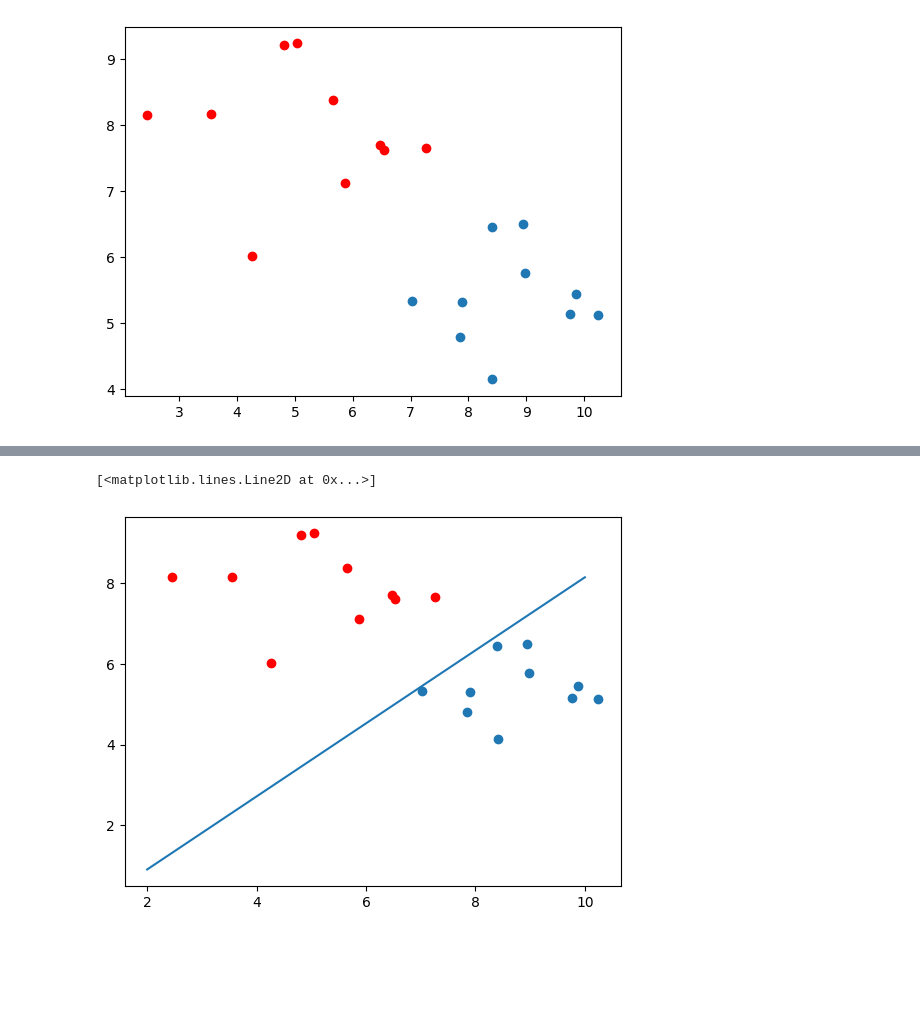
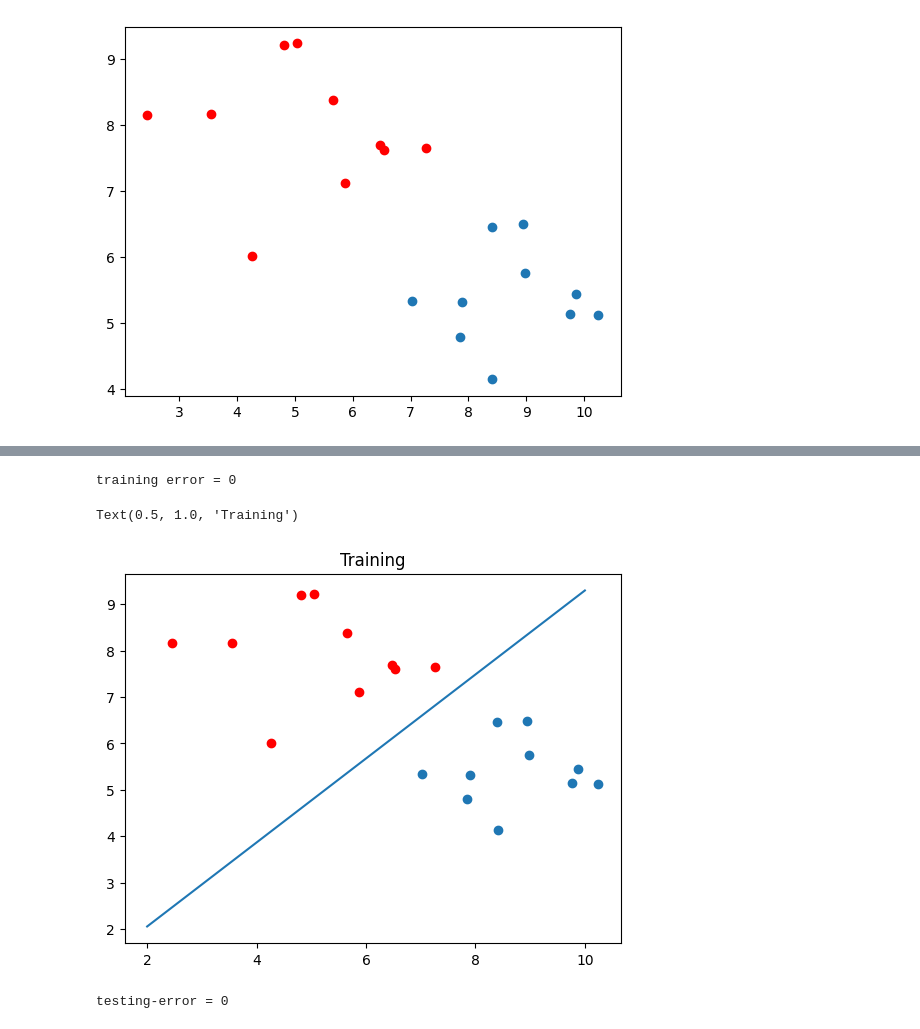
Before and after one commit to amruth6002/Machine-Learning, a Jupyter notebook: Random_LinearClassifier.ipynb, the cells around one changed output, grey strips where cells are left out. Cells and saved outputs as stored; diff of their text form; code cells hidden in the pictures; blank space fills up the shorter version.

```diff
--- a/Random_LinearClassifier.ipynb
+++ b/Random_LinearClassifier.ipynb
@@ -53,3 +54,10 @@ dogs_data=np.vstack((dogf_1,dogf_2)).T
 # print(dogs_data)
 cats_data=np.vstack((catf_1,catf_2)).T
 # print(cats_data)
+data=np.vstack((dogs_data,cats_data))
+# print(data)
+labels=np.hstack((np.zeros(len(dogs_data)),np.ones(len(cats_data))))
+# print(labels)
+# %%
+x_train,x_test,y_train,y_test=train_test_split(data,labels,test_size=0.2,random_state=42)
+# print(y_train)
@@ -56,16 +72,25 @@ cats_data=np.vstack((catf_1,catf_2)).T
 # %%
 k=100
 d=2
-best_theta,best_theta0=rlc(dogs_data,cats_data,k,d)
+best_theta_train,best_theta0_train,train_err=rlc(x_train[y_train==0],x_train[y_train==1],k,d)
 # print(best_theta)
 # print(best_theta0)
+print(f"training error = {train_err}")
+# %% [output]
+training error = 0
 # %%
 x_val=np.linspace(2,10,100)
-y_val=(-best_theta[0]/best_theta[1])*x_val-(-best_theta[0]/best_theta[1])
+y_val_train=(-best_theta_train[0]/best_theta_train[1])*x_val-(best_theta0_train/best_theta_train[1])
 # %%
 plt.scatter(dogf_1,dogf_2)
 plt.scatter(catf_1,catf_2,color="Red")
-plt.plot(x_val,y_val)
+plt.plot(x_val,y_val_train)
+plt.title("Training")
 # %% [output]
-[<matplotlib.lines.Line2D at 0x...>]
+Text(0.5, 1.0, 'Training')
-[figure, old version]
+[figure, new version]
+# %%
+test_err=compute_err(x_test[y_test==0],x_test[y_test==1],best_theta_train,best_theta0_train)
+print(f"testing-error = {test_err}")
+# %% [output]
+testing-error = 0
```
Also changed, not shown: parts of 3 cells of this notebook.
